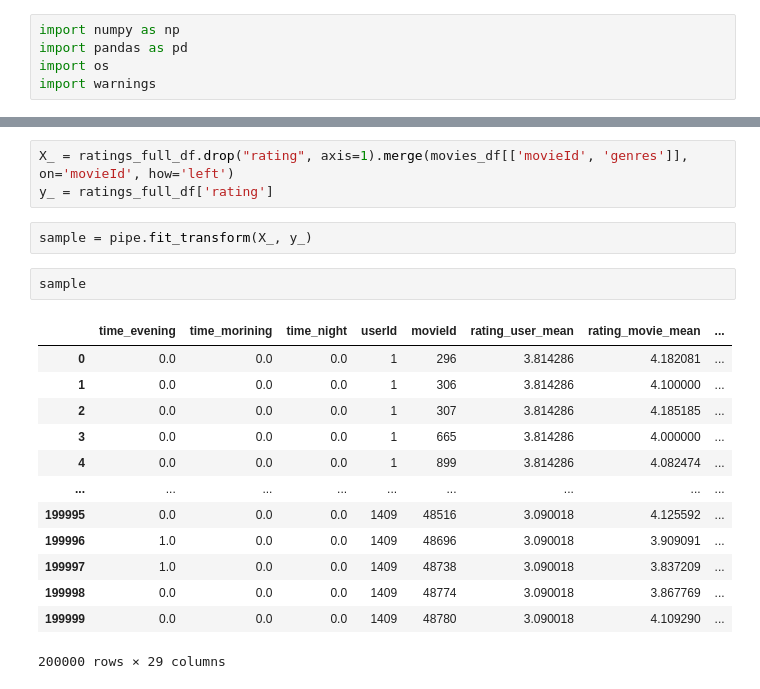
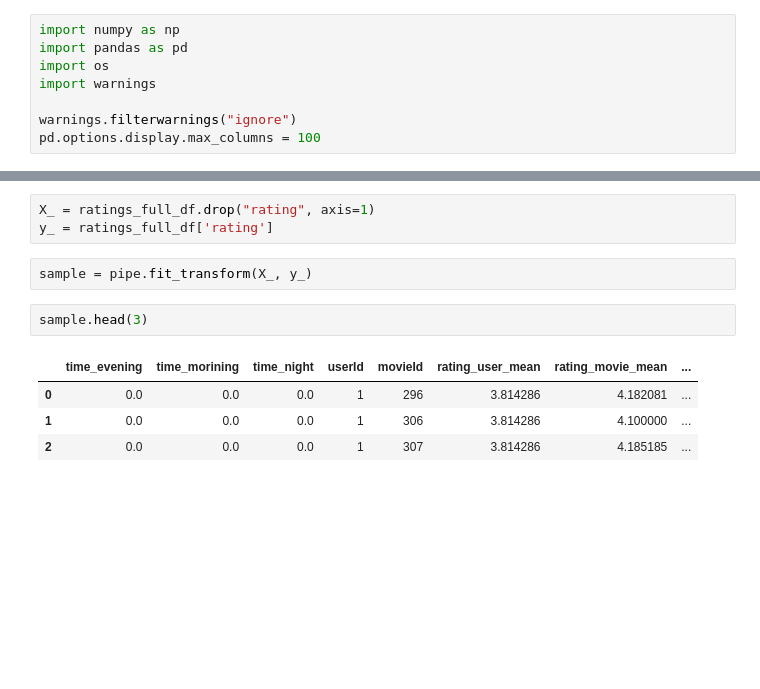
Before and after one commit to aleks-haksly/Simulative, a Jupyter notebook: ML/recomendation.ipynb, the cells around one changed output, grey strips where cells are left out. Saved outputs shown, nothing was run; the diff lists cells and outputs as text; blank space fills up the shorter version.

```diff
--- a/ML/recomendation.ipynb
+++ b/ML/recomendation.ipynb
@@ -9,3 +9,6 @@ import numpy as np
 import pandas as pd
 import os
 import warnings
+
+warnings.filterwarnings("ignore")
+pd.options.display.max_columns = 100
@@ -116,23 +115,14 @@ pipe = Pipeline(
     ]
 )
 # %%
-X_ = ratings_full_df.drop("rating", axis=1).merge(movies_df[['movieId', 'genres']], on='movieId', how='left')
+X_ = ratings_full_df.drop("rating", axis=1)
 y_ = ratings_full_df['rating']
 # %%
 sample = pipe.fit_transform(X_, y_)
 # %%
-sample
+sample.head(3)
 # %% [output]
 |  | time_evening | time_morining | time_night | userId | movieId | rating_user_mean | rating_movie_mean | ... |
 | 0 | 0.0 | 0.0 | 0.0 | 1 | 296 | 3.814286 | 4.182081 | ... |
 | 1 | 0.0 | 0.0 | 0.0 | 1 | 306 | 3.814286 | 4.100000 | ... |
 | 2 | 0.0 | 0.0 | 0.0 | 1 | 307 | 3.814286 | 4.185185 | ... |
-| 3 | 0.0 | 0.0 | 0.0 | 1 | 665 | 3.814286 | 4.000000 | ... |
-| 4 | 0.0 | 0.0 | 0.0 | 1 | 899 | 3.814286 | 4.082474 | ... |
-| ... | ... | ... | ... | ... | ... | ... | ... | ... |
-| 199995 | 0.0 | 0.0 | 0.0 | 1409 | 48516 | 3.090018 | 4.125592 | ... |
-| 199996 | 1.0 | 0.0 | 0.0 | 1409 | 48696 | 3.090018 | 3.909091 | ... |
-| 199997 | 1.0 | 0.0 | 0.0 | 1409 | 48738 | 3.090018 | 3.837209 | ... |
-| 199998 | 0.0 | 0.0 | 0.0 | 1409 | 48774 | 3.090018 | 3.867769 | ... |
-| 199999 | 0.0 | 0.0 | 0.0 | 1409 | 48780 | 3.090018 | 4.109290 | ... |
-200000 rows × 29 columns
```
Also changed, not shown: parts of 10 cells of this notebook.
